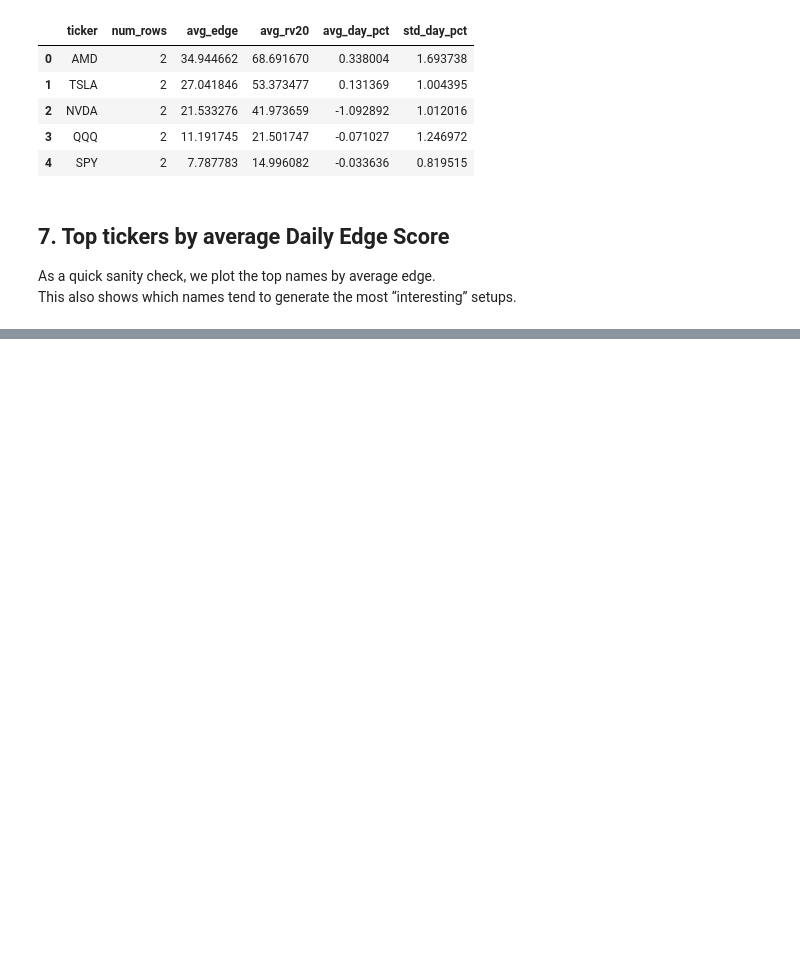
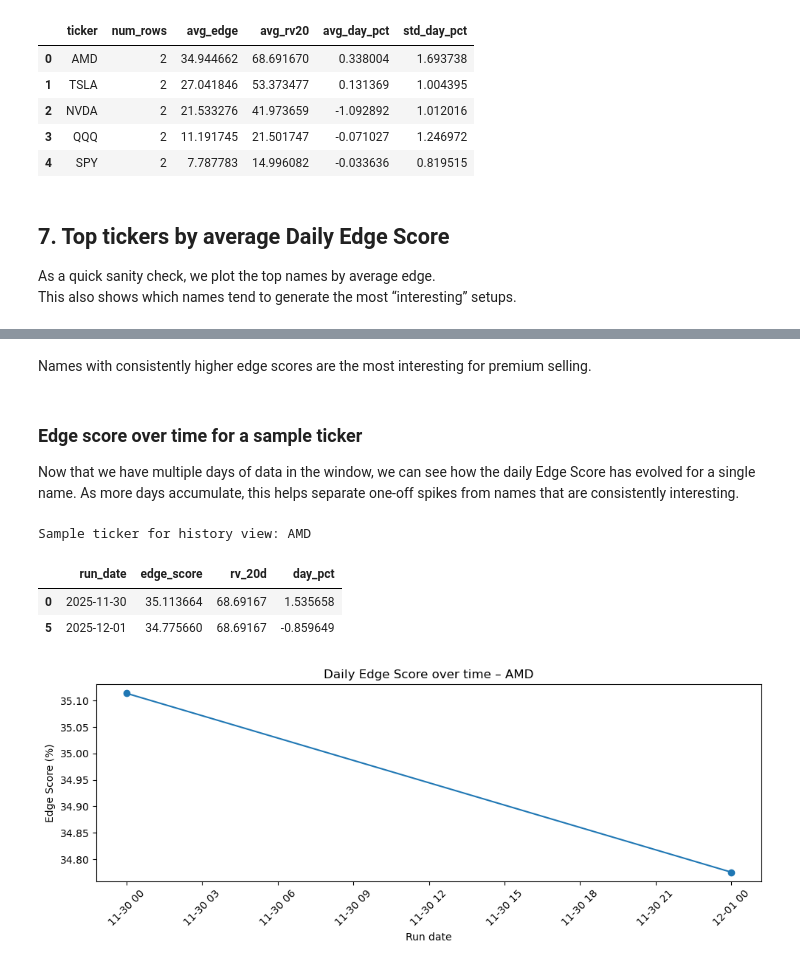
Before and after one commit to btheard3/volatility-alpha-engine, a Jupyter notebook: notebooks/01_eda_volatility_alpha.ipynb, the cells around one changed output, grey strips where cells are left out. Drawn from its saved outputs; the diff is of its cells as text; code cells hidden in the pictures; blank space fills up the shorter version.

```diff
--- a/notebooks/01_eda_volatility_alpha.ipynb
+++ b/notebooks/01_eda_volatility_alpha.ipynb
@@ -209,3 +281,43 @@ plt.show()
+# %% [markdown]
+Names with consistently higher edge scores are the most interesting for premium selling.
+# %% [markdown]
+### Edge score over time for a sample ticker
+
+Now that we have multiple days of data in the window, we can see how the daily
+Edge Score has evolved for a single name. As more days accumulate, this helps
+separate one-off spikes from names that are consistently interesting.
+# %%
+# Pick a sample ticker with the most rows in the window
+ticker_counts = df["ticker"].value_counts()
+sample_ticker = ticker_counts.index[0]
+
+print(f"Sample ticker for history view: {sample_ticker}")
+
+ticker_history = (
+    df.loc[df["ticker"] == sample_ticker]
+      .sort_values("run_date")
+      [["run_date", "edge_score", "rv_20d", "day_pct"]]
+)
+
+display(ticker_history.head())
+
+if len(ticker_history) > 1:
+    plt.figure(figsize=(10, 4))
+    plt.plot(ticker_history["run_date"], ticker_history["edge_score"], marker="o")
+    plt.title(f"Daily Edge Score over time – {sample_ticker}")
+    plt.xlabel("Run date")
+    plt.ylabel("Edge Score (%)")
+    plt.xticks(rotation=45)
+    plt.tight_layout()
+    plt.show()
+else:
+    print("Not enough history yet to plot a time series; run the screener on more days.")
+# %% [output]
+Sample ticker for history view: AMD
+|  | run_date | edge_score | rv_20d | day_pct |
+| 0 | 2025-11-30 | 35.113664 | 68.69167 | 1.535658 |
+| 5 | 2025-12-01 | 34.775660 | 68.69167 | -0.859649 |
+[figure, added]
 # %% [markdown]
 ## 8. Takeaways & next steps
 
```
Also changed, not shown: parts of 12 cells of this notebook.
